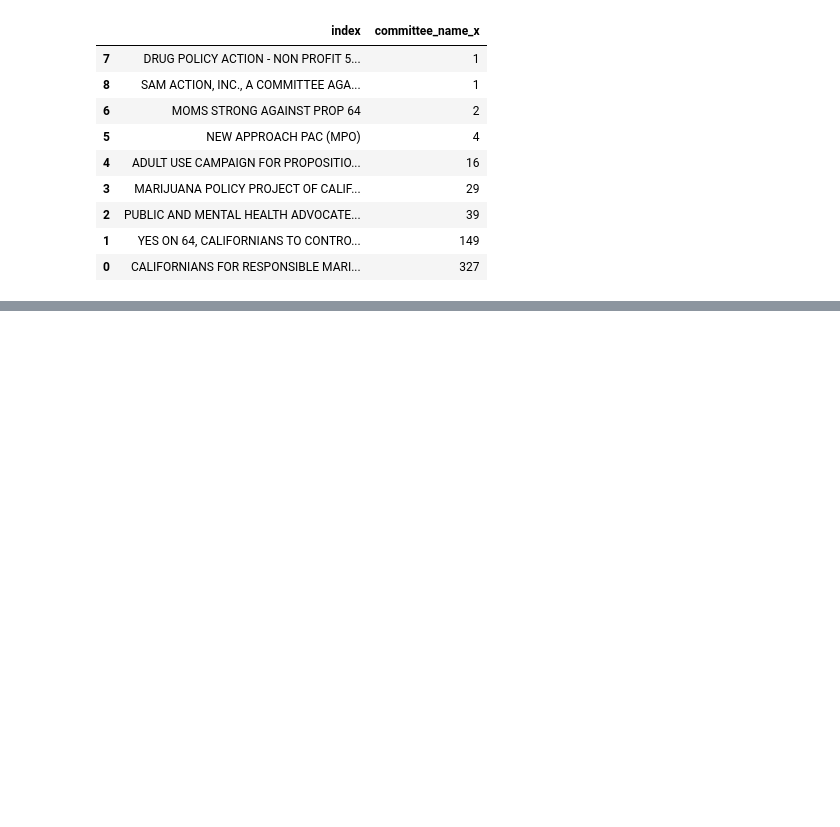
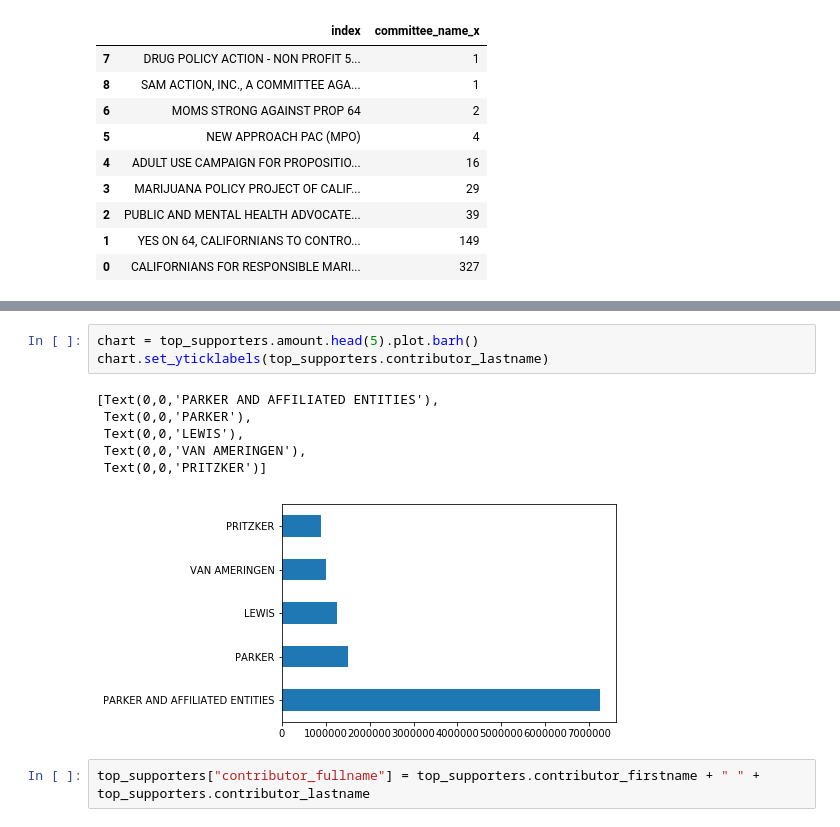
Before and after one commit to L33tspeak/first-python-notebook, a Jupyter notebook: prop-64-analysis.ipynb, the cells around one changed output, grey strips where cells are left out. Drawn from its saved outputs; the diff is of its cells as text; blank space fills up the shorter version.

```diff
--- a/prop-64-analysis.ipynb
+++ b/prop-64-analysis.ipynb
@@ -471,0 +500,12 @@ merged.groupby(["contributor_firstname", "contributor_lastname", "committee_name
+# %%
+chart = top_supporters.amount.head(5).plot.barh()
+chart.set_yticklabels(top_supporters.contributor_lastname)
+# %% [output]
+[Text(0,0,'PARKER AND AFFILIATED ENTITIES'),
+ Text(0,0,'PARKER'),
+ Text(0,0,'LEWIS'),
+ Text(0,0,'VAN AMERINGEN'),
+ Text(0,0,'PRITZKER')]
+[figure, added]
+# %%
+top_supporters["contributor_fullname"] = top_supporters.contributor_firstname + " " + top_supporters.contributor_lastname
```
Also changed, not shown: parts of 8 cells of this notebook.
